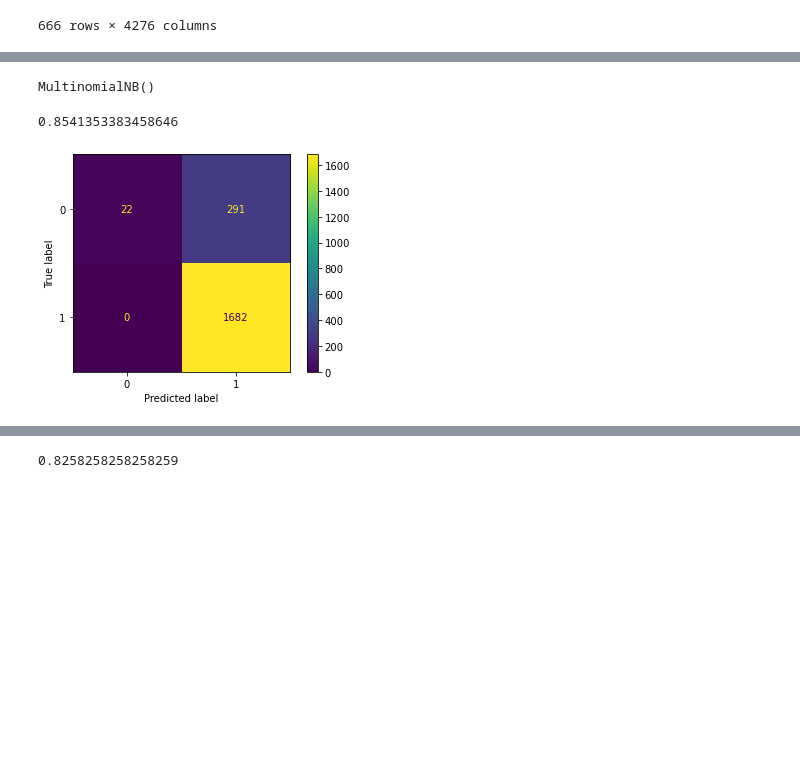
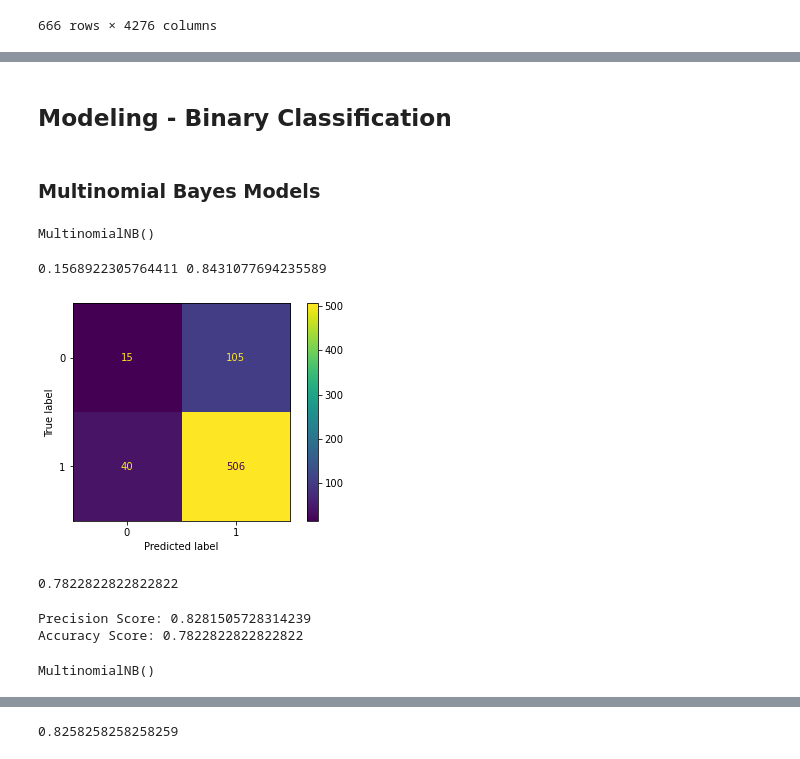
Before and after one commit to smashley-eakland/tweet-nlp-analysis, a Jupyter notebook: NLP.ipynb, the cells around one changed output, grey strips where cells are left out. Drawn from its saved outputs; the diff is of its cells as text; code cells hidden in the pictures; blank space fills up the shorter version.

Commit message:
modeling in process

```diff
--- a/NLP.ipynb
+++ b/NLP.ipynb
@@ -416 +560,35 @@ X_val_tf
+# %% [markdown]
+## Modeling - Binary Classification
+# %% [markdown]
+### Multinomial Bayes Models
+# %%
+#CountVect limited to 100 words
+mnb = MultinomialNB()
+
+mnb.fit(X_t_vec, y_t)
+# %% [output]
+MultinomialNB()
+# %%
+#prior probabilities by label
+prior_1 = y_t.value_counts()[1]/len(y_t)
+prior_0 = y_t.value_counts()[0]/len(y_t)
+print(prior_0, prior_1)
+# %% [output]
+0.1568922305764411 0.8431077694235589
+# %%
+from sklearn.metrics import accuracy_score, precision_score, plot_confusion_matrix
+plot_confusion_matrix(mnb, X_val_vec, y_val);
+# %% [output]
+[figure, added]
+# %%
+mnb.score(X_val_vec, y_val)
+# %% [output]
+0.7822822822822822
+# %%
+y_hat3 = mnb.predict(X_val_vec)
+print('Precision Score:', precision_score(y_val, y_hat3))
+print('Accuracy Score:', accuracy_score(y_val, y_hat3))
+# %% [output]
+Precision Score: 0.8281505728314239
+Accuracy Score: 0.7822822822822822
 # %%
@@ -419,10 +598,3 @@ mnb2 = MultinomialNB()
 mnb2.fit(X_t_tf, y_t)
 # %% [output]
 MultinomialNB()
-# %%
-#TFIDF unrestricted
-plot_confusion_matrix(mnb2,X_t_tf, y_t);
-print(mnb2.score(X_t_tf, y_t))
-# %% [output]
-0.8541353383458646
-[figure, removed]
```
Also changed, not shown: parts of 117 cells of this notebook.
